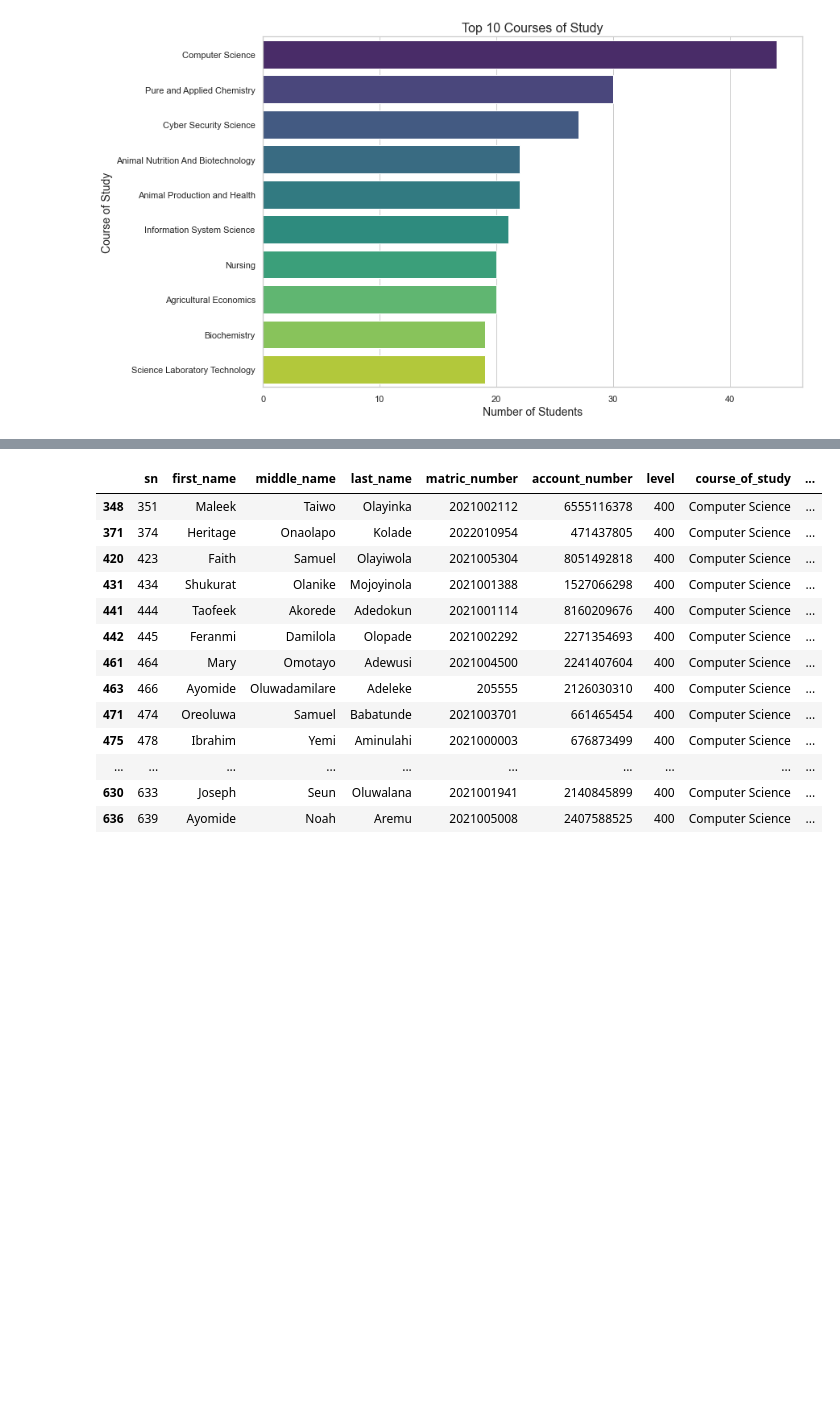
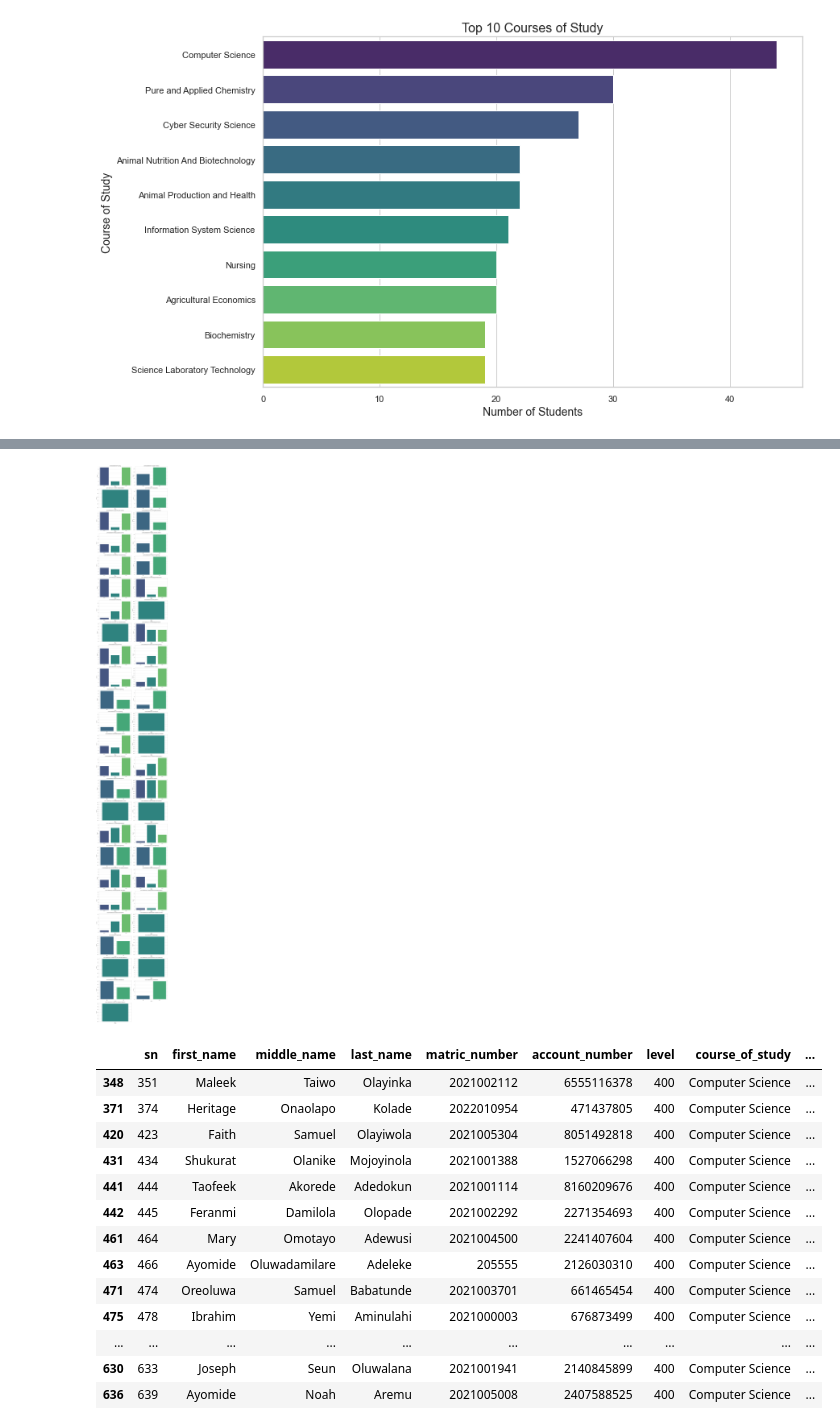
Before and after one commit to Lawal0abdulazeez/Loan_Data, a Jupyter notebook: Loan Data Analysis.ipynb, the cells around one changed output, grey strips where cells are left out. Drawn from its saved outputs; the diff is of its cells as text; code cells hidden in the pictures; blank space fills up the shorter version.

Commit message:
Update Loan Data

```diff
--- a/Loan Data Analysis.ipynb
+++ b/Loan Data Analysis.ipynb
@@ -595,3 +551,46 @@ for course in unique_courses:
+# %%
+import seaborn as sns
+import matplotlib.pyplot as plt
+
+def plot_level_distribution_all_courses(df):
+    # Get the unique courses of study
+    unique_courses = df['course_of_study'].unique()
+
+    # Set the number of rows and columns for the subplots
+    n_courses = len(unique_courses)
+    n_cols = 2  # Set the number of columns
+    n_rows = (n_courses + n_cols - 1) // n_cols  # Calculate rows based on the number of courses
+
+    # Set the style for the plots
+    sns.set(style="whitegrid")
+
+    # Create a figure with subplots
+    fig, axes = plt.subplots(n_rows, n_cols, figsize=(16, n_rows * 5), constrained_layout=True)
+    axes = axes.flatten()  # Flatten axes to easily index them
+
+    # Loop through each course and plot
+    for i, course in enumerate(unique_courses):
+        ax = axes[i]
+        df_course = df[df['course_of_study'] == course]
+
+        # Plot the distribution of levels for the current course
+        sns.countplot(ax=ax, data=df_course, x='level', palette='viridis')
+        ax.set_title(f'Level Distribution for {course}', fontsize=14)
+        ax.set_xlabel('Level', fontsize=12)
+        ax.set_ylabel('Count', fontsize=12)
+        ax.tick_params(axis='x', rotation=0)
+
+    # Hide any unused subplots
+    for i in range(len(unique_courses), len(axes)):
+        fig.delaxes(axes[i])
+
+    # Show the plot
+    plt.show()
+
+# Call the function to generate the subplot chart
+plot_level_distribution_all_courses(df)
+# %% [output]
+[figure, added]
 # %%
 def filter_by_level_and_course(df, level, course_of_study):
     """
```
Also changed, not shown: parts of 2 cells of this notebook, 1 other file.
